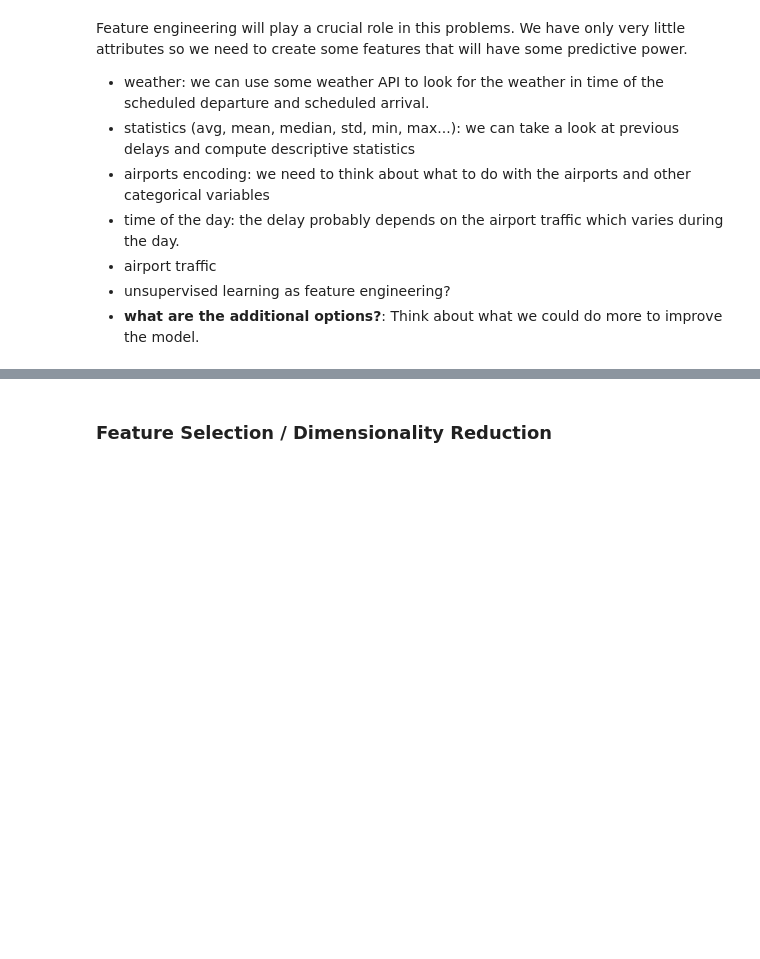
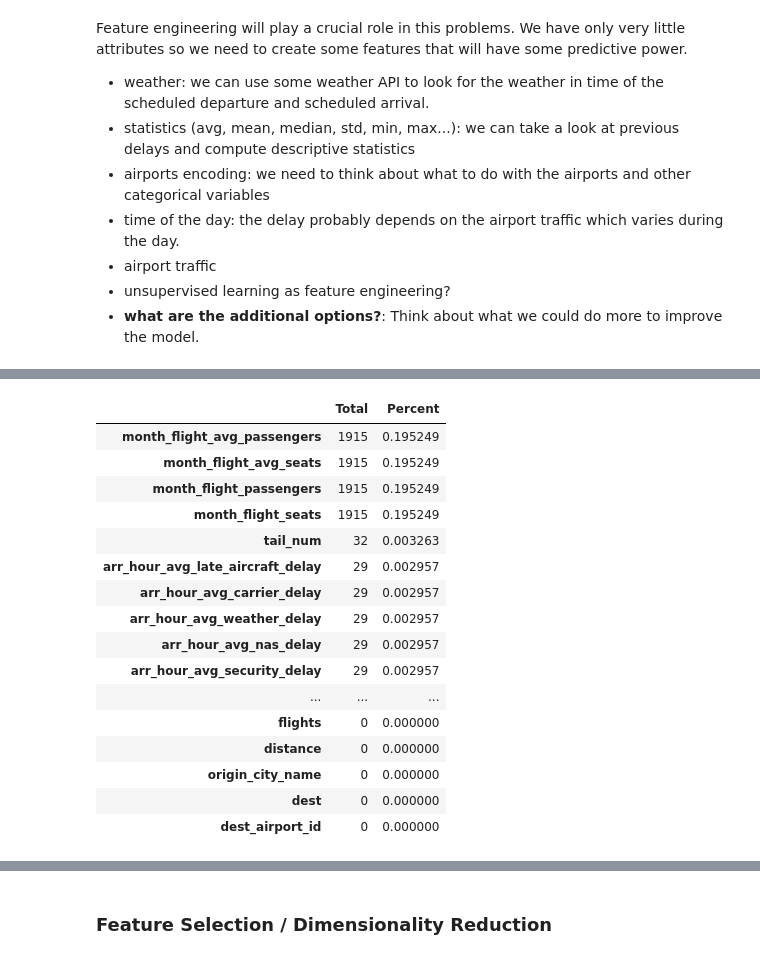
Before and after one commit to Zmek95/Flight_Delay_Predictor, a Jupyter notebook: modeling_aa.ipynb, the cells around one changed output, grey strips where cells are left out. Saved outputs shown, nothing was run; the diff lists cells and outputs as text; code cells hidden in the pictures; blank space fills up the shorter version.

```diff
--- a/modeling_aa.ipynb
+++ b/modeling_aa.ipynb
@@ -50,0 +37,32 @@ fuel_comsumption_monthyl_aggregate= pd.read_csv('./data/fuel_comsumption_monthyl
+# %%
+def load_data_set(path= './data', file= 'flights.csv', test=False):
+    '''
+    Load Train or Test data add new features from database.
+
+    Parameters
+    ----------
+    Path : str, Location of source file. Ex. './data'.
+
+    file : str, Name of file, include extension .
+        Target vector relative to X.
+
+    test: boolean, default=False
+        True loads test. False loads train data.
+
+    Returns
+    -------
+    X : pandas DataFrame
+        DataFrame containing training or test data.
+
+    y : pandas Series (Only for training data)
+        If test = False it returns a target variable in pandas Series.
+    '''
+    # Load Train or Test csv
+    X = pd.read_csv(f'{path}/{file}')
+    if test:
+        return X
+    else:
+    # Take target variable out of flights data set
+        y = X['arr_delay']
+        X = X.drop('arr_delay', axis=1)
+        return X, y
@@ -50,0 +133,3 @@ fuel_comsumption_monthyl_aggregate= pd.read_csv('./data/fuel_comsumption_monthyl
+# %%
+# Load data
+X, y = load_data_set()
@@ -51 +152,3 @@ fuel_comsumption_monthyl_aggregate= pd.read_csv('./data/fuel_comsumption_monthyl
+# %%
+train = load_agg_data(X)
 # %%
@@ -110,0 +197,24 @@ y.to_csv('./data/target.csv', index=False)
+# %%
+# missing data
+total = train.isnull().sum().sort_values(ascending=False)
+percent = (train.isnull().sum()/train.isnull().count()).sort_values(ascending=False)
+missing_data = pd.concat([total, percent], axis=1, keys=['Total', 'Percent'])
+missing_data.head(30)
+# %% [output]
+|  | Total | Percent |
+| month_flight_avg_passengers | 1915 | 0.195249 |
+| month_flight_avg_seats | 1915 | 0.195249 |
+| month_flight_passengers | 1915 | 0.195249 |
+| month_flight_seats | 1915 | 0.195249 |
+| tail_num | 32 | 0.003263 |
+| arr_hour_avg_late_aircraft_delay | 29 | 0.002957 |
+| arr_hour_avg_carrier_delay | 29 | 0.002957 |
+| arr_hour_avg_weather_delay | 29 | 0.002957 |
+| arr_hour_avg_nas_delay | 29 | 0.002957 |
+| arr_hour_avg_security_delay | 29 | 0.002957 |
+| ... | ... | ... |
+| flights | 0 | 0.000000 |
+| distance | 0 | 0.000000 |
+| origin_city_name | 0 | 0.000000 |
+| dest | 0 | 0.000000 |
+| dest_airport_id | 0 | 0.000000 |
```
Also changed, not shown: parts of 25 cells of this notebook, 4 other files.
